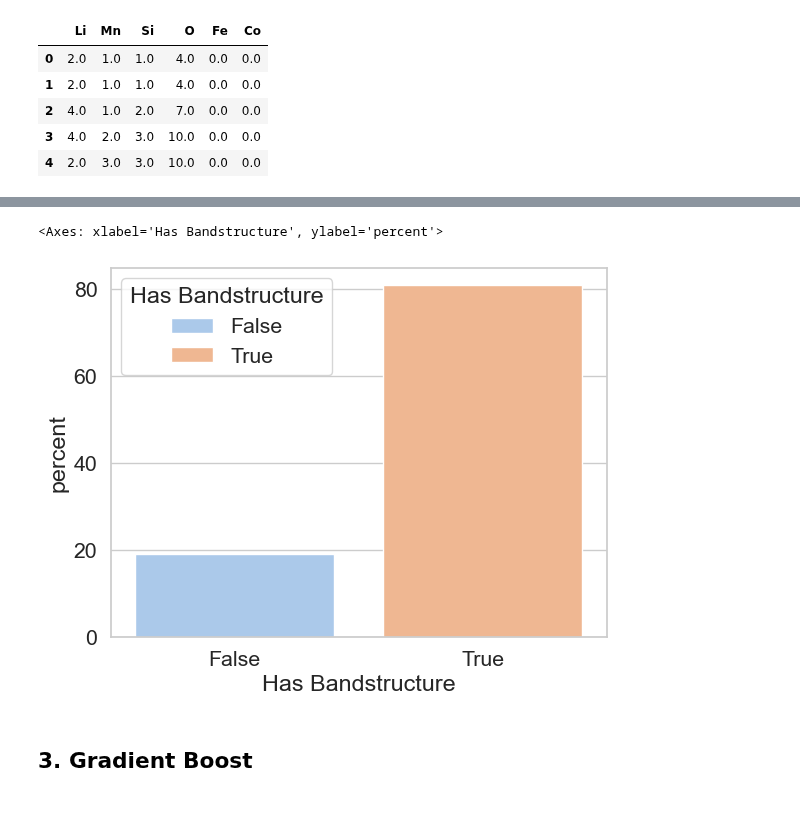
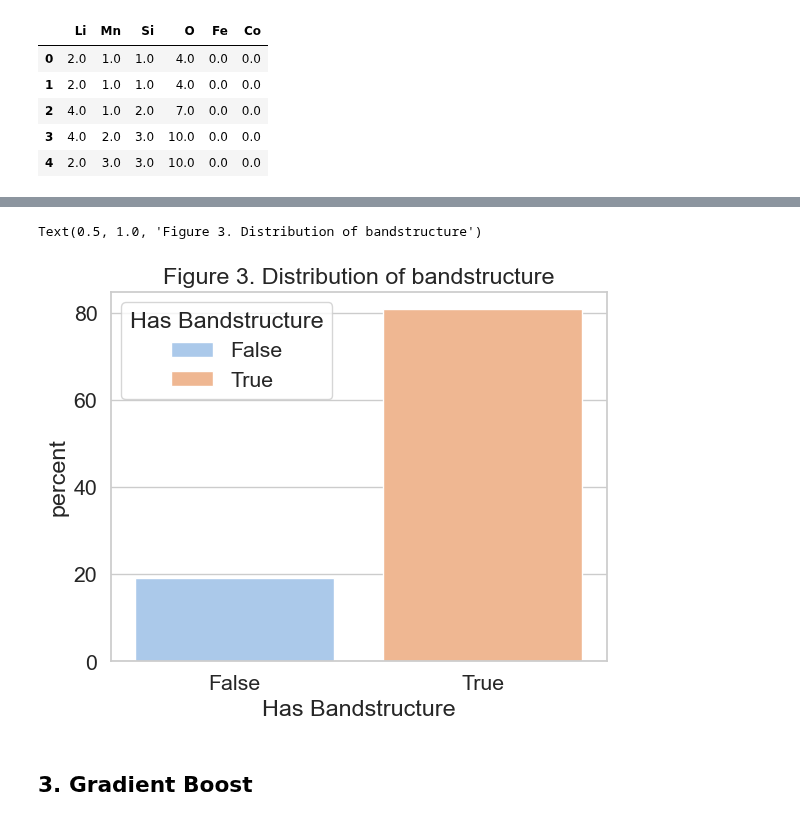
Before and after one commit to tieuandpepper/CHEE6397_HWs, a Jupyter notebook: Project/project.ipynb, the cells around one changed output, grey strips where cells are left out. Saved outputs shown, nothing was run; the diff lists cells and outputs as text; code cells hidden in the pictures.

```diff
--- a/Project/project.ipynb
+++ b/Project/project.ipynb
@@ -83,9 +86,10 @@ sns.countplot(x='Crystal System', hue = "Crystal System", data=raw_data, palette
 # %%
 sns.set_style('whitegrid')
 sns.countplot(x='Has Bandstructure', hue = "Has Bandstructure", data=raw_data, palette="pastel", stat="percent")
+plt.title("Figure 3. Distribution of bandstructure")
 # %% [output]
-<Axes: xlabel='Has Bandstructure', ylabel='percent'>
+Text(0.5, 1.0, 'Figure 3. Distribution of bandstructure')
-[figure, old version]
+[figure, new version]
 # %% [markdown]
 ## 3. Gradient Boost ##
 # %%
```
Also changed, not shown: parts of 17 cells of this notebook, 2 other files.
